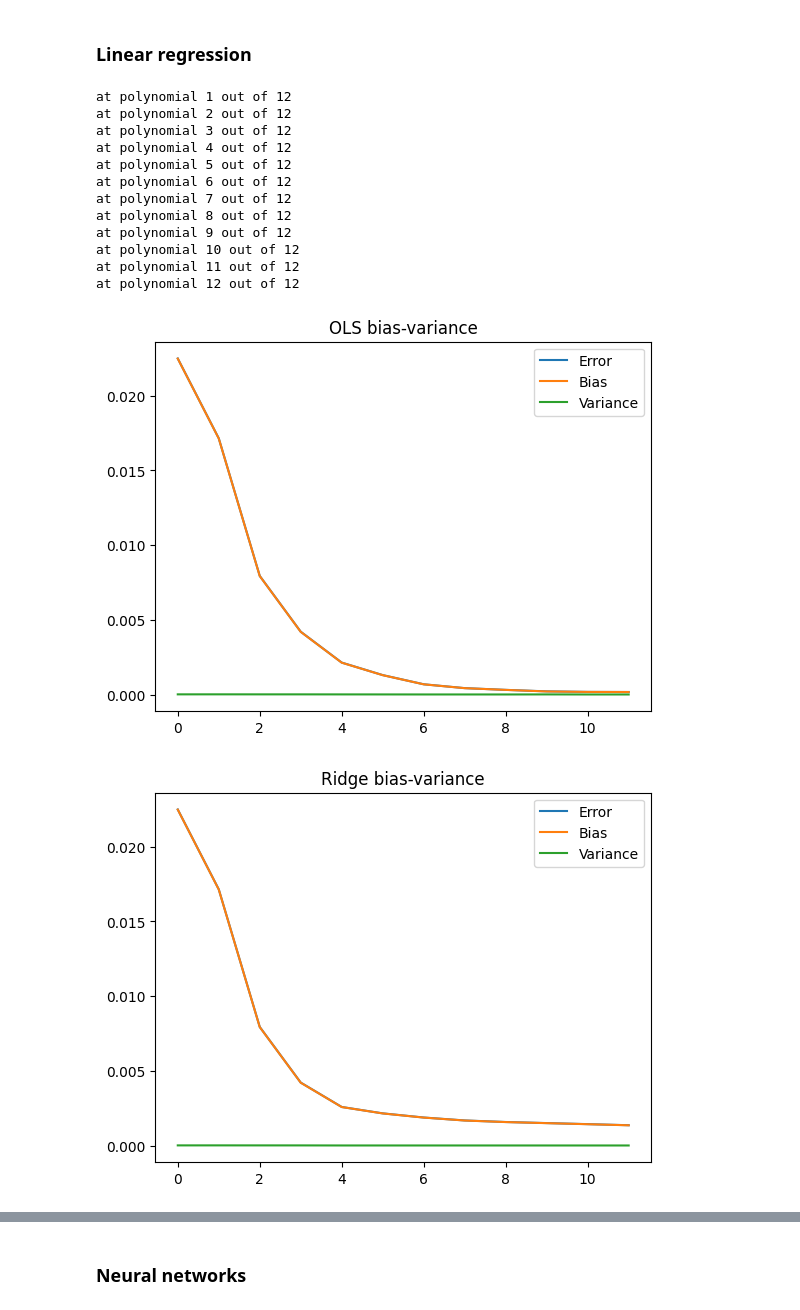
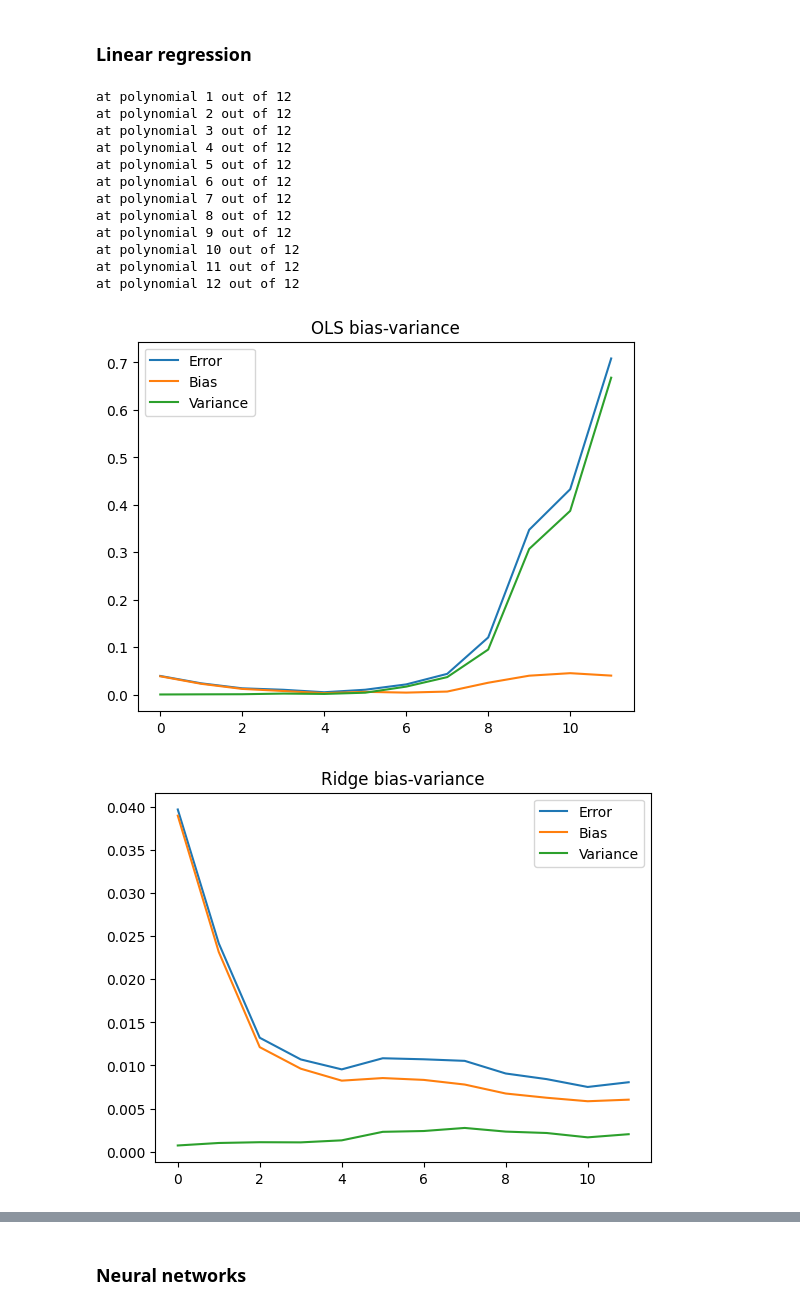
Before and after one commit to mathiasmellemstuen/FYS_STK4155_Prosjekt_3, a Jupyter notebook: src/bias_variance.ipynb, the cells around one changed output, grey strips where cells are left out. Saved outputs shown, nothing was run; the diff lists cells and outputs as text; code cells hidden in the pictures.

```diff
--- a/src/bias_variance.ipynb
+++ b/src/bias_variance.ipynb
@@ -34,10 +35,10 @@ lasso_model = LinearModel(LinearModelType.LASSO)
 ridge_model.set_lambda(0.001)
 lasso_model.set_lambda(0.001)
 
-x = x.ravel()
-y = y.ravel()
-z = z.ravel().reshape(-1,1)
-x_train, x_test, y_train, y_test, z_train, z_test = train_test_split(x, y, z, test_size=test_size)
+current_x = x.ravel()
+current_y = y.ravel()
+current_z = z.ravel().reshape(-1,1)
+x_train, x_test, y_train, y_test, z_train, z_test = train_test_split(current_x, current_y, current_z, test_size=test_size)
 
 errors = np.zeros((3, max_polynominal))
 biases = np.zeros((3, max_polynominal))
@@ -85,34 +86,33 @@ plt.plot(variances[0, :], label="Variance")
 plt.legend()
 plt.savefig("../figures/ols_bias_variance")
 
-
 plt.figure()
 plt.title("Ridge bias-variance")
 plt.plot(errors[1, :], label="Error")
 plt.plot(biases[1, :], label="Bias")
 plt.plot(variances[1, :], label="Variance")
 plt.legend()
 plt.savefig("../figures/ridge_bias_variance")
 
 plt.figure()
 plt.title("Lasso bias-variance")
 plt.plot(errors[1, :], label="Error")
 plt.plot(biases[1, :], label="Bias")
 plt.plot(variances[1, :], label="Variance")
 plt.legend()
 plt.savefig("../figures/lasso_bias_variance")
 # %% [output]
 at polynomial 1 out of 12
 at polynomial 2 out of 12
 at polynomial 3 out of 12
 at polynomial 4 out of 12
 at polynomial 5 out of 12
 at polynomial 6 out of 12
 at polynomial 7 out of 12
 at polynomial 8 out of 12
 at polynomial 9 out of 12
 at polynomial 10 out of 12
 at polynomial 11 out of 12
 at polynomial 12 out of 12
-[figure, old version]
+[figure, new version]
-[figure, old version]
+[figure, new version]
```
Also changed, not shown: parts of 3 cells of this notebook, 4 other files.
